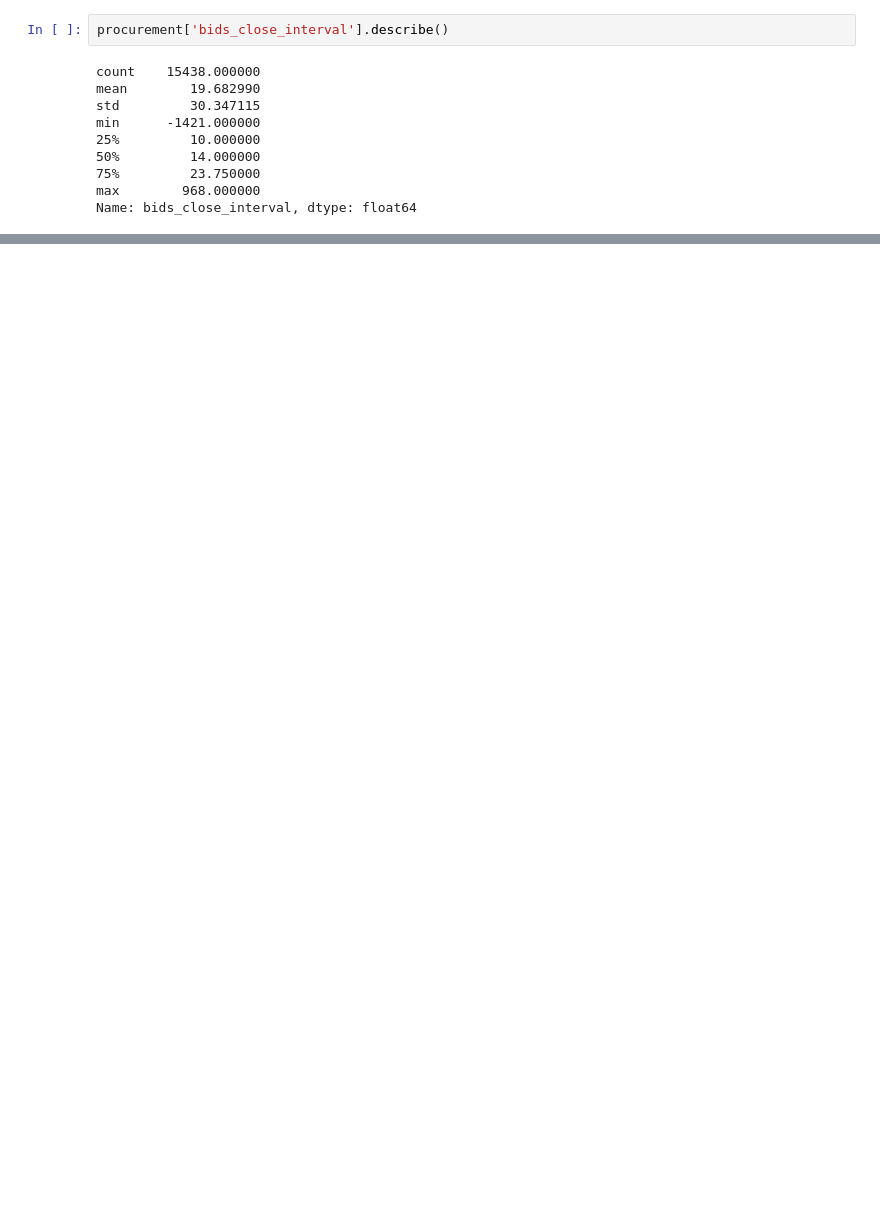
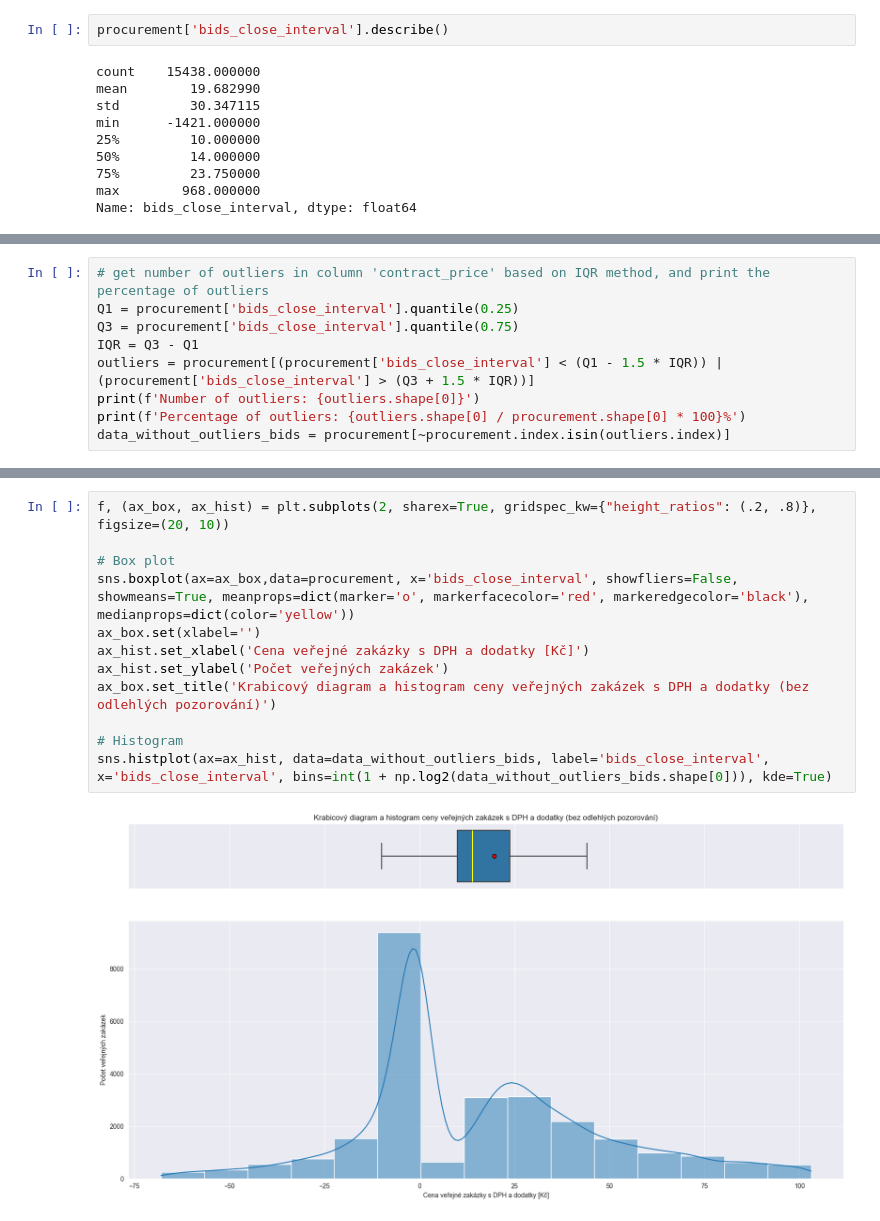
Before and after one commit to opendatalabcz/analysis-public-procurement, a Jupyter notebook: dates.ipynb, the cells around one changed output, grey strips where cells are left out. Drawn from its saved outputs; the diff is of its cells as text; blank space fills up the shorter version.

```diff
--- a/dates.ipynb
+++ b/dates.ipynb
@@ -115,0 +126,9 @@ plt.hist(procurement['bids_close_interval'], bins=50, range=(-100, 100))
+# %%
+# get number of outliers in column 'contract_price' based on IQR method, and print the percentage of outliers
+Q1 = procurement['bids_close_interval'].quantile(0.25)
+Q3 = procurement['bids_close_interval'].quantile(0.75)
+IQR = Q3 - Q1
+outliers = procurement[(procurement['bids_close_interval'] < (Q1 - 1.5 * IQR)) | (procurement['bids_close_interval'] > (Q3 + 1.5 * IQR))]
+print(f'Number of outliers: {outliers.shape[0]}')
+print(f'Percentage of outliers: {outliers.shape[0] / procurement.shape[0] * 100}%')
+data_without_outliers_bids = procurement[~procurement.index.isin(outliers.index)]
@@ -115,0 +150,14 @@ plt.hist(procurement['bids_close_interval'], bins=50, range=(-100, 100))
+# %%
+f, (ax_box, ax_hist) = plt.subplots(2, sharex=True, gridspec_kw={"height_ratios": (.2, .8)}, figsize=(20, 10))
+
+# Box plot
+sns.boxplot(ax=ax_box,data=procurement, x='bids_close_interval', showfliers=False, showmeans=True, meanprops=dict(marker='o', markerfacecolor='red', markeredgecolor='black'), medianprops=dict(color='yellow'))
+ax_box.set(xlabel='')
+ax_hist.set_xlabel('Cena veřejné zakázky s DPH a dodatky [Kč]')
+ax_hist.set_ylabel('Počet veřejných zakázek')
+ax_box.set_title('Krabicový diagram a histogram ceny veřejných zakázek s DPH a dodatky (bez odlehlých pozorování)')
+
+# Histogram
+sns.histplot(ax=ax_hist, data=data_without_outliers_bids, label='bids_close_interval', x='bids_close_interval', bins=int(1 + np.log2(data_without_outliers_bids.shape[0])), kde=True)
+# %% [output]
+[figure, added]
```
Also changed, not shown: parts of 12 cells of this notebook, 1 other file.
